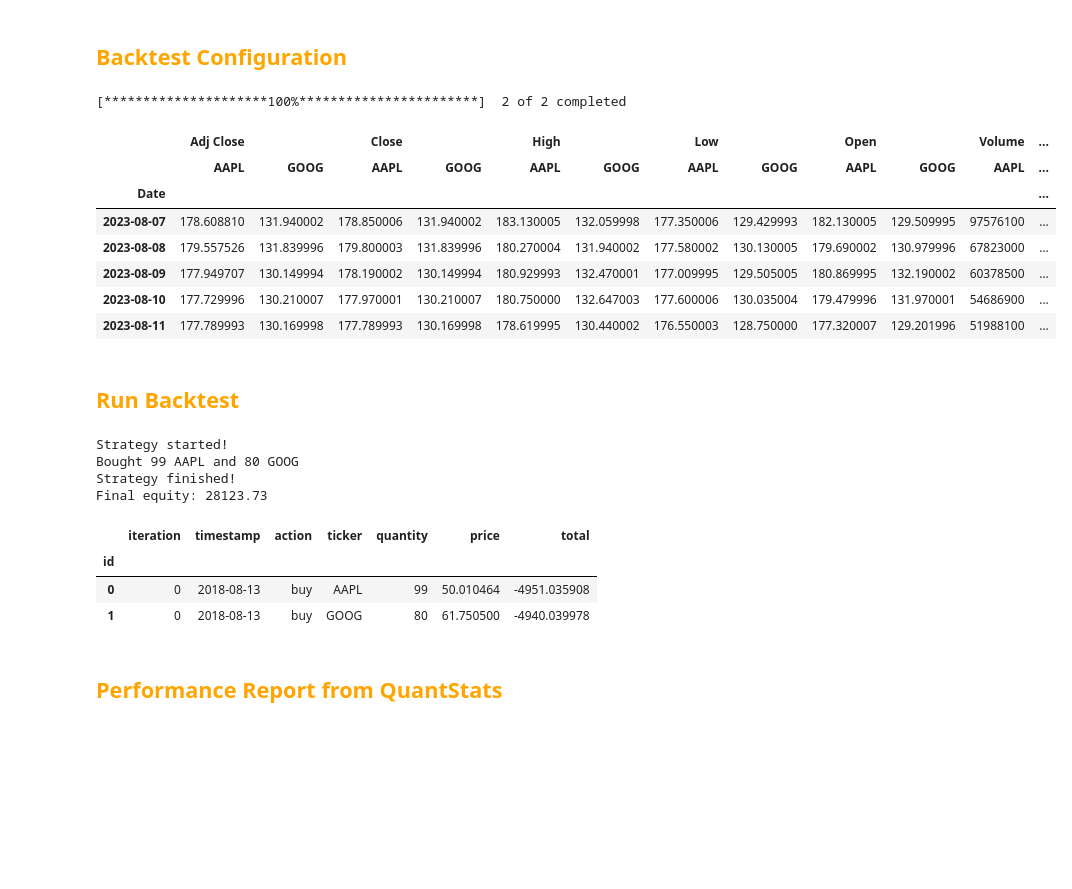
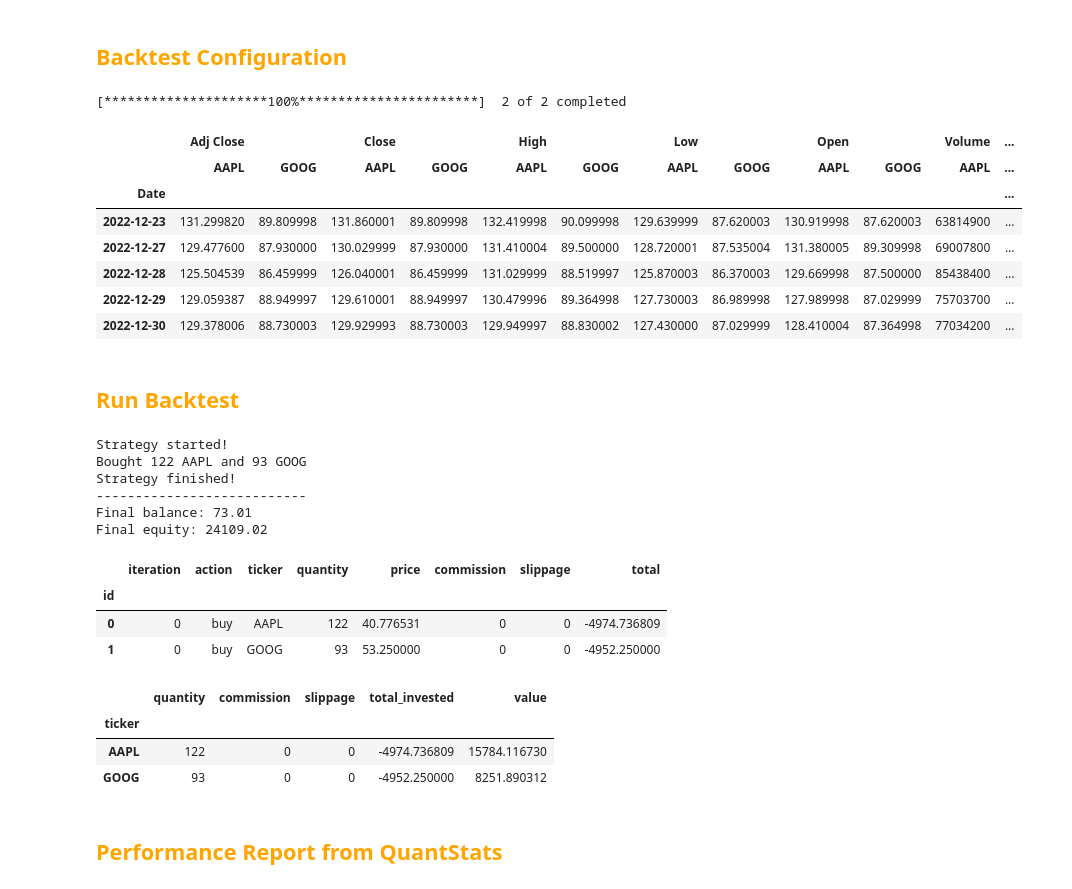
Before and after one commit to ninebel/nbacktest, a Jupyter notebook: examples/Example Buy and Hold.ipynb, the cells around one changed output. Saved outputs shown, nothing was run; the diff lists cells and outputs as text; code cells hidden in the pictures; blank space fills up the shorter version.

```diff
--- a/examples/Example Buy and Hold.ipynb
+++ b/examples/Example Buy and Hold.ipynb
@@ -45,19 +45,20 @@ class TestStrategy (Strategy):
 # %%
 universe = ["AAPL", "GOOG"] # List containing the tickers of all the assets you are backtesting
 
-ohlc = yf.download(universe, interval="1d", period="5y") # OHLC Data downloaded from Yahoo Finance
+ohlc = yf.download(universe, start="2018-01-01", end="2023-01-01", interval="1d") # OHLC Data downloaded from Yahoo Finance
+#ohlc = yf.download(universe, period="5y", interval="1d") # OHLC Data downloaded from Yahoo Finance
 
 ohlc.tail()
 # %% [output]
 [*********************100%***********************]  2 of 2 completed
 |  | Adj Close |  | Close |  | High |  | Low |  | Open |  | Volume | ... |
 |  | AAPL | GOOG | AAPL | GOOG | AAPL | GOOG | AAPL | GOOG | AAPL | GOOG | AAPL | ... |
 | Date |  |  |  |  |  |  |  |  |  |  |  | ... |
-| 2023-08-07 | 178.608810 | 131.940002 | 178.850006 | 131.940002 | 183.130005 | 132.059998 | 177.350006 | 129.429993 | 182.130005 | 129.509995 | 97576100 | ... |
-| 2023-08-08 | 179.557526 | 131.839996 | 179.800003 | 131.839996 | 180.270004 | 131.940002 | 177.580002 | 130.130005 | 179.690002 | 130.979996 | 67823000 | ... |
-| 2023-08-09 | 177.949707 | 130.149994 | 178.190002 | 130.149994 | 180.929993 | 132.470001 | 177.009995 | 129.505005 | 180.869995 | 132.190002 | 60378500 | ... |
-| 2023-08-10 | 177.729996 | 130.210007 | 177.970001 | 130.210007 | 180.750000 | 132.647003 | 177.600006 | 130.035004 | 179.479996 | 131.970001 | 54686900 | ... |
-| 2023-08-11 | 177.789993 | 130.169998 | 177.789993 | 130.169998 | 178.619995 | 130.440002 | 176.550003 | 128.750000 | 177.320007 | 129.201996 | 51988100 | ... |
+| 2022-12-23 | 131.299820 | 89.809998 | 131.860001 | 89.809998 | 132.419998 | 90.099998 | 129.639999 | 87.620003 | 130.919998 | 87.620003 | 63814900 | ... |
+| 2022-12-27 | 129.477600 | 87.930000 | 130.029999 | 87.930000 | 131.410004 | 89.500000 | 128.720001 | 87.535004 | 131.380005 | 89.309998 | 69007800 | ... |
+| 2022-12-28 | 125.504539 | 86.459999 | 126.040001 | 86.459999 | 131.029999 | 88.519997 | 125.870003 | 86.370003 | 129.669998 | 87.500000 | 85438400 | ... |
+| 2022-12-29 | 129.059387 | 88.949997 | 129.610001 | 88.949997 | 130.479996 | 89.364998 | 127.730003 | 86.989998 | 127.989998 | 87.029999 | 75703700 | ... |
+| 2022-12-30 | 129.378006 | 88.730003 | 129.929993 | 88.730003 | 129.949997 | 88.830002 | 127.430000 | 87.029999 | 128.410004 | 87.364998 | 77034200 | ... |
 # %% [markdown]
 ## <font color='orange'><b>Run Backtest</b></font>
 # %%
@@ -65,19 +66,29 @@ bt = Backtest(data=ohlc, universe=universe, strategy=TestStrategy, cash=10_000)
 
 result = bt.run()
 
-print("Final equity: %.2f" % bt.broker._equity)
+print("---------------------------")
+print("Final balance: %.2f" % bt.broker.balance)
+print("Final equity: %.2f" % bt.broker.equity)
 
-bt.broker.positions
 bt.broker.orderbook
 # %% [output]
 Strategy started!
-Bought 99 AAPL and 80 GOOG
+Bought 122 AAPL and 93 GOOG
 Strategy finished!
-Final equity: 28123.73
+---------------------------
+Final balance: 73.01
+Final equity: 24109.02
-|  | iteration | timestamp | action | ticker | quantity | price | total |
-| id |  |  |  |  |  |  |  |
-| 0 | 0 | 2018-08-13 | buy | AAPL | 99 | 50.010464 | -4951.035908 |
-| 1 | 0 | 2018-08-13 | buy | GOOG | 80 | 61.750500 | -4940.039978 |
+|  | iteration | action | ticker | quantity | price | commission | slippage | total |
+| id |  |  |  |  |  |  |  |  |
+| 0 | 0 | buy | AAPL | 122 | 40.776531 | 0 | 0 | -4974.736809 |
+| 1 | 0 | buy | GOOG | 93 | 53.250000 | 0 | 0 | -4952.250000 |
+# %%
+bt.broker.positions
+# %% [output]
+|  | quantity | commission | slippage | total_invested | value |
+| ticker |  |  |  |  |  |
+| AAPL | 122 | 0 | 0 | -4974.736809 | 15784.116730 |
+| GOOG | 93 | 0 | 0 | -4952.250000 | 8251.890312 |
 # %% [markdown]
 ## <font color='orange'><b>Performance Report from QuantStats</b></font>
 # %%
```
Also changed, not shown: parts of 1 cell of this notebook.
